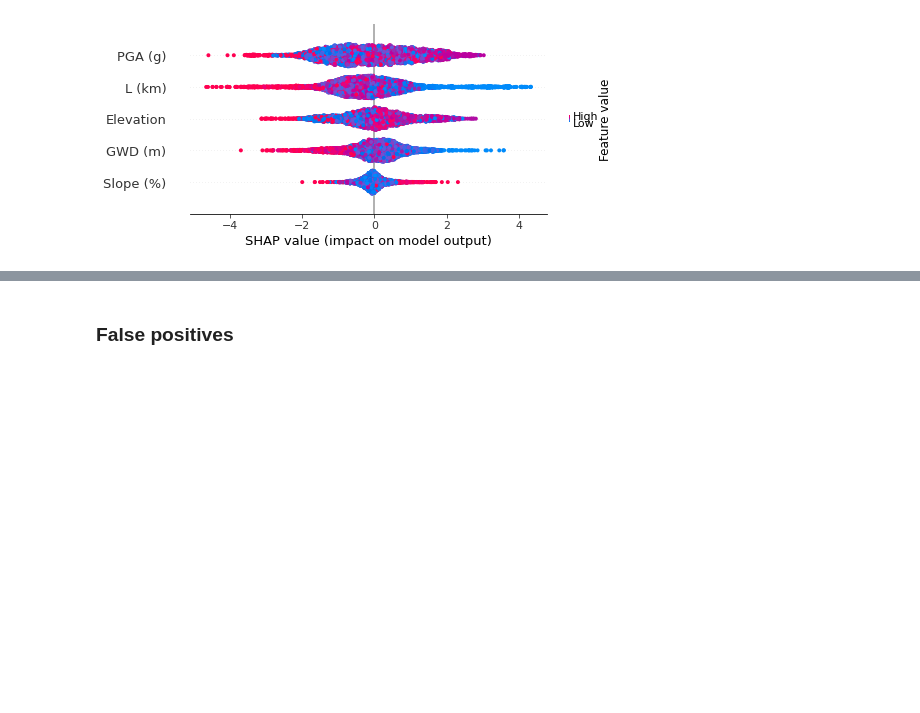
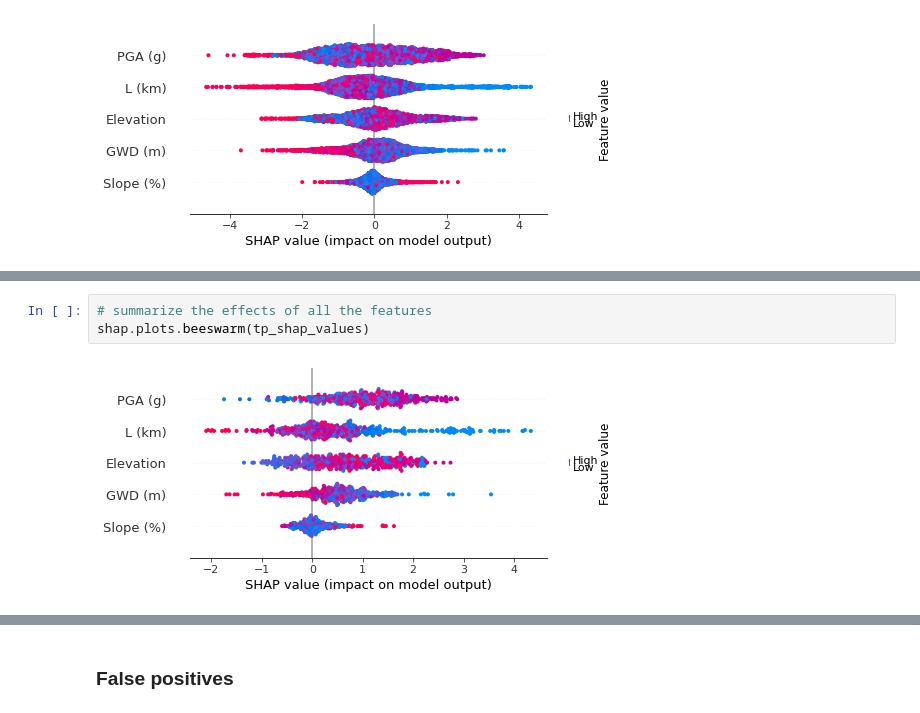
Before and after one commit to geoelements/xai-lateral-spreading, a Jupyter notebook: xgboost-classifier.ipynb, the cells around one changed output, grey strips where cells are left out. Saved outputs shown, nothing was run; the diff lists cells and outputs as text; blank space fills up the shorter version.

```diff
--- a/xgboost-classifier.ipynb
+++ b/xgboost-classifier.ipynb
@@ -336,0 +343,5 @@ shap.plots.beeswarm(shap_values)
+# %%
+# summarize the effects of all the features
+shap.plots.beeswarm(tp_shap_values)
+# %% [output]
+[figure, added]
```
Also changed, not shown: parts of 8 cells of this notebook.
